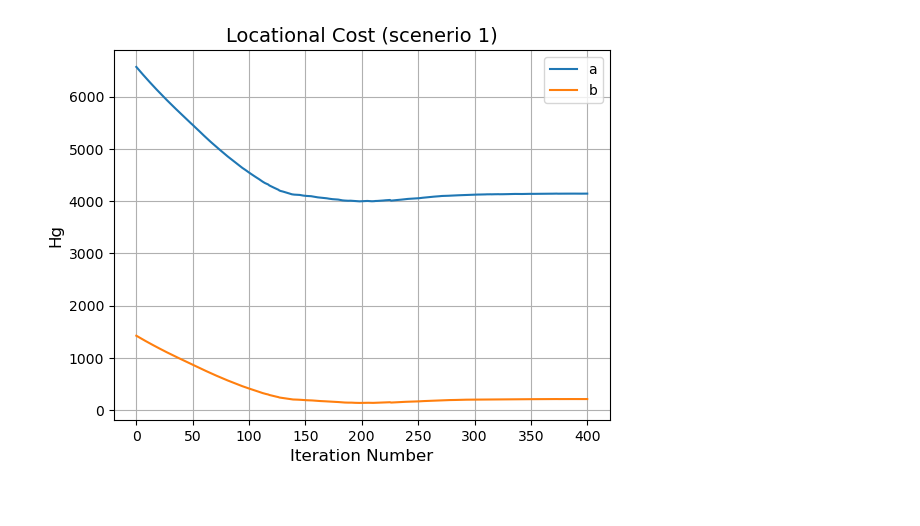
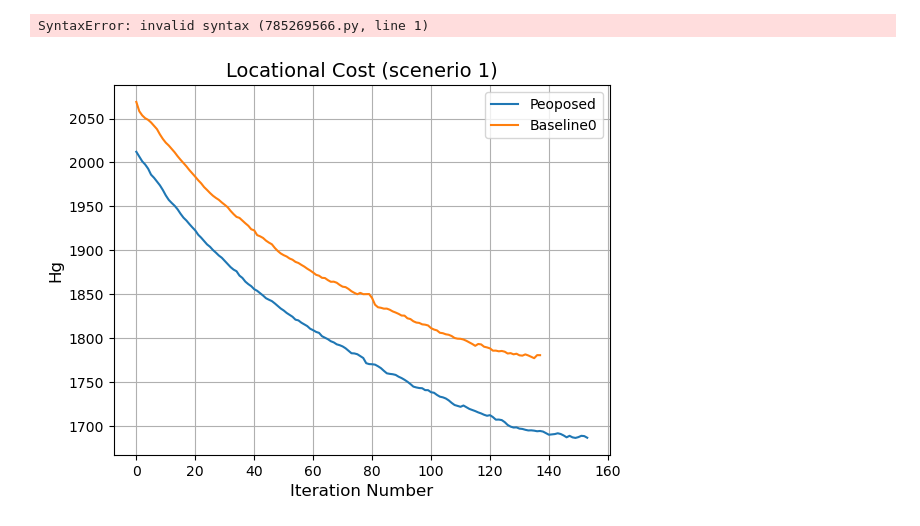
Before and after one commit to thapashekhar/MRS_Unified_Coverage, a Jupyter notebook: robotarium_python_simulator_MRS_UGA/rps/mrs_unified_coverage/plottingscript.ipynb, the cells around one changed output. Cells and saved outputs as stored; diff of their text form; code cells hidden in the pictures.

Commit message:
plot update

```diff
--- a/robotarium_python_simulator_MRS_UGA/rps/mrs_unified_coverage/plottingscript.ipynb
+++ b/robotarium_python_simulator_MRS_UGA/rps/mrs_unified_coverage/plottingscript.ipynb
@@ -7,12 +20,12 @@ import pandas as pd
 
 # Read CSV file
 
-cumulative_distance = pd.read_csv( './csv/s6/cumulativeDistanceTravel.csv')
-locational_cost = pd.read_csv( './csv/s6/locationalCost.csv')
-health_cost = pd.read_csv('./csv/s6/healthCost.csv')
-mobility_cost = pd.read_csv( './csv/s6/mobilityCost.csv')
-range_cost = pd.read_csv('./csv/s6/rangeCost.csv')
-proposed_cost = pd.read_csv('./csv/s6/proposedCost.csv')
+cumulative_distance = pd.read_csv( './csv/s6/cumulativeDistanceTravel.csv', header=None, converters={0: lambda x: float(x.strip("[]"))})
+locational_cost = pd.read_csv( './csv/s6/locationalCost.csv', header=None, converters={0: lambda x: float(x.strip("[]"))})
+health_cost = pd.read_csv('./csv/s6/healthCost.csv',header=None, converters={0: lambda x: float(x.strip("[]"))})
+mobility_cost = pd.read_csv( './csv/s6/mobilityCost.csv', header=None, converters={0: lambda x: float(x.strip("[]"))})
+range_cost = pd.read_csv('./csv/s6/rangeCost.csv', header=None, converters={0: lambda x: float(x.strip("[]"))})
+proposed_cost = pd.read_csv('./csv/s6/proposedCost.csv', header=None,converters={0: lambda x: float(x.strip("[]"))})
 
 # Display first 5 rows
 df_cost = pd.concat([cumulative_distance,locational_cost, health_cost, mobility_cost,range_cost, proposed_cost], axis=1)
@@ -22,0 +48,12 @@ FileNotFoundError: [Errno 2] No such file or directory: './csv/s6/cumulativeDist
+# %%
+cumulative_distance1 = pd.read_csv( './csv/s6/cumulativeDistanceTravelB0.csv', header=None, converters={0: lambda x: float(x.strip("[]"))})
+locational_cost1 = pd.read_csv( './csv/s6/locationalCostB0.csv', header=None, converters={0: lambda x: float(x.strip("[]"))})
+health_cost1 = pd.read_csv('./csv/s6/healthCostB0.csv',header=None, converters={0: lambda x: float(x.strip("[]"))})
+mobility_cost1 = pd.read_csv( './csv/s6/mobilityCostB0.csv', header=None, converters={0: lambda x: float(x.strip("[]"))})
+range_cost1 = pd.read_csv('./csv/s6/rangeCostB0.csv', header=None, converters={0: lambda x: float(x.strip("[]"))})
+proposed_cost1 = pd.read_csv('./csv/s6/proposedCostB0.csv', header=None,converters={0: lambda x: float(x.strip("[]"))})
+
+# Display first 5 rows
+df_cost1 = pd.concat([cumulative_distance1,locational_cost1, health_cost1, mobility_cost1,range_cost1, proposed_cost1], axis=1)
+df_cost1.columns=['cumulative_distance','locational_cost', 'health_cost', 'mobility_cost','range_cost', 'proposed_cost']
+print(df_cost.head())
@@ -23,19 +74,35 @@ FileNotFoundError: [Errno 2] No such file or directory: './csv/s6/cumulativeDist
+# %%
+cumulative_distance11 = pd.read_csv( './csv/s6/cumulativeDistanceTravelB0.csv', header=None, converters={0: lambda x: float(x.strip("[]"))})
+locational_cost11 = pd.read_csv( './csv/s6/locationalCostB0.csv', header=None, converters={0: lambda x: float(x.strip("[]"))})
+health_cost11 = pd.read_csv('./csv/s6/healthCostB0.csv',header=None, converters={0: lambda x: float(x.strip("[]"))})
+mobility_cost11 = pd.read_csv( './csv/s6/mobilityCostB0.csv', header=None, converters={0: lambda x: float(x.strip("[]"))})
+range_cost11 = pd.read_csv('./csv/s6/rangeCostB0.csv', header=None, converters={0: lambda x: float(x.strip("[]"))})
+proposed_cost11 = pd.read_csv('./csv/s6/proposedCostB0.csv', header=None,converters={0: lambda x: float(x.strip("[]"))})
+
+# Display first 5 rows
+df_cost1 = pd.concat([cumulative_distance1,locational_cost1, health_cost1, mobility_cost1,range_cost1, proposed_cost1], axis=1)
+df_cost1.columns=['cumulative_distance','locational_cost', 'health_cost', 'mobility_cost','range_cost', 'proposed_cost']
+print(df_cost.head())
+# %%
+plt.plot(locational_cost.index, locational_cost."0")
+# %% [output]
+SyntaxError: invalid syntax (785269566.py, line 1)
 # %%
 
 
-plt.plot(df_cost.index, df_cost.locational_cost, label ="a")
-plt.plot(df_cost.index, df_cost.health_cost, label ="b")
+plt.plot(df_cost.index, df_cost.proposed_cost, label ="Peoposed" )
+plt.plot(df_cost1.index, df_cost1.proposed_cost, label ="Baseline0")
 
 # Add title and axis labels
 plt.title("Locational Cost (scenerio 1)", fontsize=14)   # Set title
 plt.xlabel("Iteration Number", fontsize=12) # X-axis label
 plt.ylabel("Hg", fontsize=12)              # Y-axis label
 # Add a legend
 plt.legend()
 
 # Show the grid for better readability
 plt.grid(True)
 plt.savefig("./plot/locational_cost_scenario1.png")
 plt.show()
 # %% [output]
-[figure, old version]
+[figure, new version]
```
Also changed, not shown: parts of 3 cells of this notebook, 16 other files.
